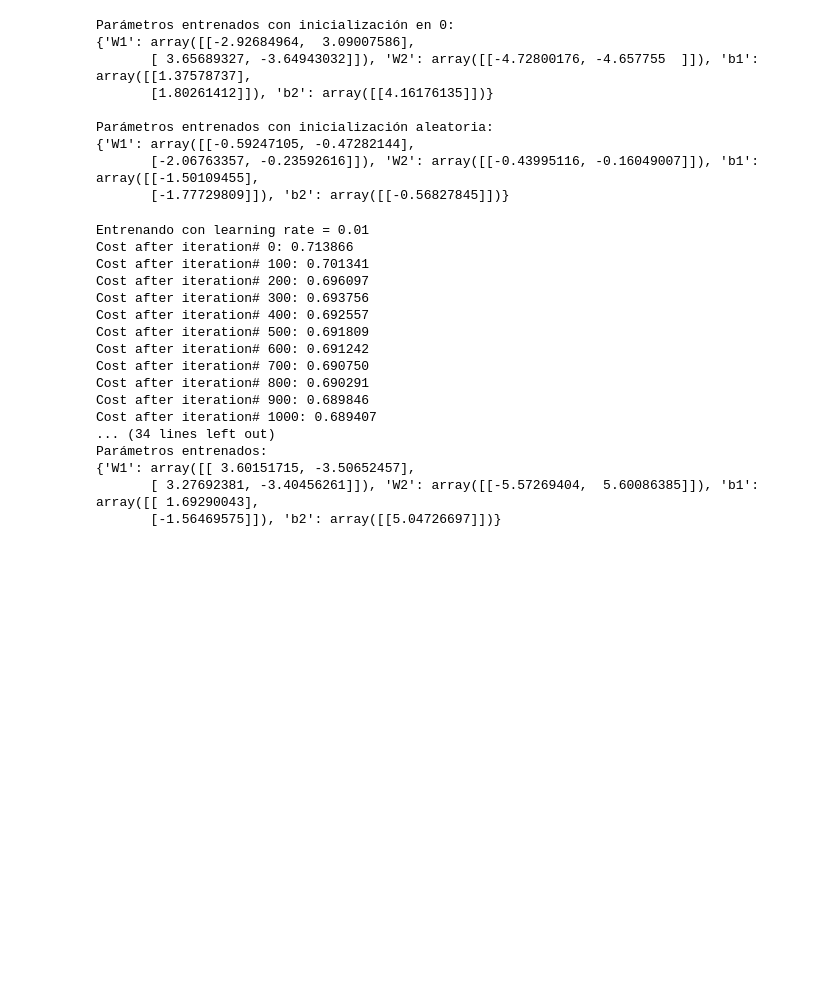
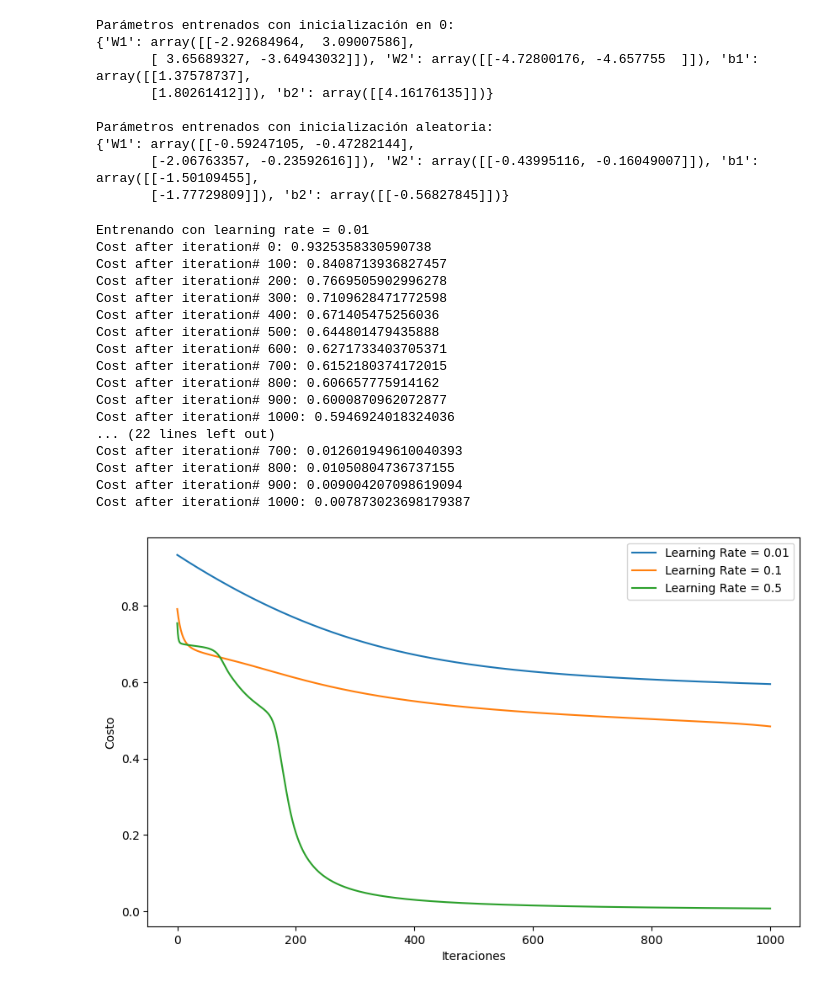
Before and after one commit to GarciaAlegria/Laboratorio1_DeepL, a Jupyter notebook: NNsimple-1.ipynb, the cells around one changed output. Cells and saved outputs as stored; diff of their text form; code cells hidden in the pictures; blank space fills up the shorter version.

Commit message:
grafica incluida

```diff
--- a/NNsimple-1.ipynb
+++ b/NNsimple-1.ipynb
@@ -215,32 +215,60 @@ Parámetros entrenados con inicialización aleatoria:
        [-2.06763357, -0.23592616]]), 'W2': array([[-0.43995116, -0.16049007]]), 'b1': array([[-1.50109455],
        [-1.77729809]]), 'b2': array([[-0.56827845]])}
 # %%
+import matplotlib.pyplot as plt
+
+def model_with_cost_tracking(X, Y, n_x, n_h, n_y, num_of_iters, learning_rate, cost_function):
+    parameters = initialize_parameters(n_x, n_h, n_y)
+    costs = []
+
+    for i in range(0, num_of_iters + 1):
+        a2, cache = forward_prop(X, parameters)
+
+        cost = cost_function(a2, Y)
+        costs.append(cost)
+
+        grads = backward_prop(X, Y, cache, parameters)
+
+        parameters = update_parameters(parameters, grads, learning_rate)
+
+        if i % 100 == 0:
+            print(f'Cost after iteration# {i}: {cost}')
+
+    return parameters, costs
+
 # Definir diferentes learning rates
 learning_rates = [0.01, 0.1, 0.5]
+costs_dict = {}
 
 for lr in learning_rates:
     print(f"\nEntrenando con learning rate = {lr}")
-    try:
-        trained_parameters = model(X, Y, n_x, n_h, n_y, num_of_iters, lr)
-        print("Parámetros entrenados:")
-        print(trained_parameters)
-    except Exception as e:
-        print(f"Error al entrenar con learning rate = {lr}: {e}")
+    _, costs = model_with_cost_tracking(X, Y, n_x, n_h, n_y, num_of_iters, lr, loss_function)
+    costs_dict[lr] = costs
+
+# Graficar costos
+plt.figure(figsize=(10, 6))
+for lr in learning_rates:
+    plt.plot(costs_dict[lr], label=f'Learning Rate = {lr}')
+plt.xlabel('Iteraciones')
+plt.ylabel('Costo')
+plt.legend()
+plt.show()
 # %% [output]
 Entrenando con learning rate = 0.01
-Cost after iteration# 0: 0.713866
-Cost after iteration# 100: 0.701341
-Cost after iteration# 200: 0.696097
-Cost after iteration# 300: 0.693756
-Cost after iteration# 400: 0.692557
-Cost after iteration# 500: 0.691809
-Cost after iteration# 600: 0.691242
-Cost after iteration# 700: 0.690750
-Cost after iteration# 800: 0.690291
-Cost after iteration# 900: 0.689846
-Cost after iteration# 1000: 0.689407
-... (34 lines left out)
-Parámetros entrenados:
-{'W1': array([[ 3.60151715, -3.50652457],
-       [ 3.27692381, -3.40456261]]), 'W2': array([[-5.57269404,  5.60086385]]), 'b1': array([[ 1.69290043],
-       [-1.56469575]]), 'b2': array([[5.04726697]])}
+Cost after iteration# 0: 0.9325358330590738
+Cost after iteration# 100: 0.8408713936827457
+Cost after iteration# 200: 0.7669505902996278
+Cost after iteration# 300: 0.7109628471772598
+Cost after iteration# 400: 0.671405475256036
+Cost after iteration# 500: 0.644801479435888
+Cost after iteration# 600: 0.6271733403705371
+Cost after iteration# 700: 0.6152180374172015
+Cost after iteration# 800: 0.606657775914162
+Cost after iteration# 900: 0.6000870962072877
+Cost after iteration# 1000: 0.5946924018324036
+... (22 lines left out)
+Cost after iteration# 700: 0.012601949610040393
+Cost after iteration# 800: 0.01050804736737155
+Cost after iteration# 900: 0.009004207098619094
+Cost after iteration# 1000: 0.007873023698179387
+[figure, added]
```
